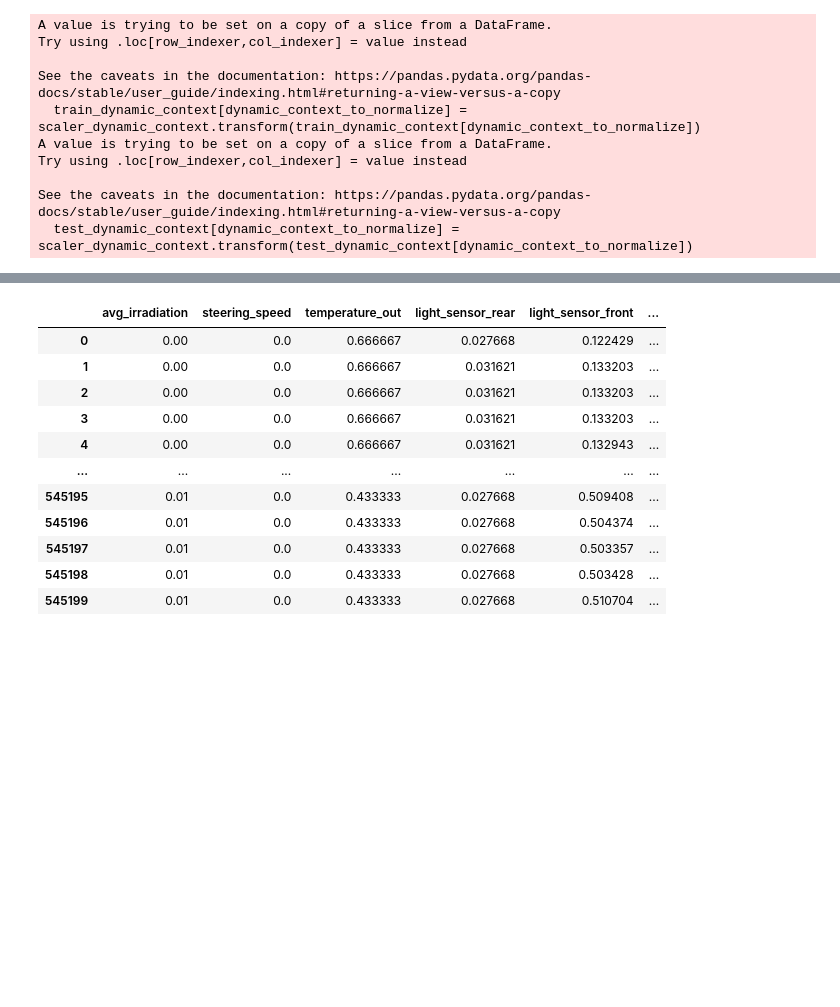
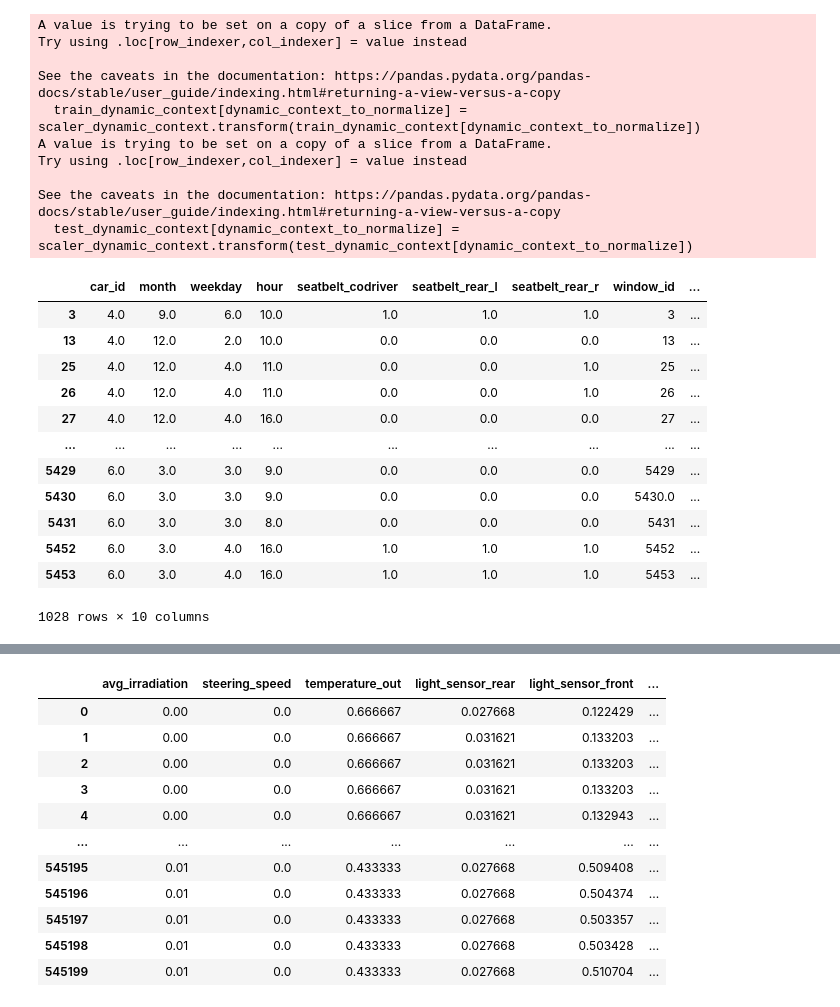
Before and after one commit to sreeragvn/CARSI-II-Master-Thesis-Context-Aware-Recsys, a Jupyter notebook: preprocessing/06_context.ipynb, the cells around one changed output, grey strips where cells are left out. Drawn from its saved outputs; the diff is of its cells as text; code cells hidden in the pictures; blank space fills up the shorter version.

```diff
--- a/preprocessing/06_context.ipynb
+++ b/preprocessing/06_context.ipynb
@@ -72,7 +72,7 @@ static_context_var = ['car_id', 'month', 'weekday', 'hour', 'seatbelt_codriver',
 def load_context(vehicle):
     context_lists = dynamic_context_var + static_context_var + ['session', 'datetime']
     context_lists.remove('car_id')
-    df = pd.read_csv(os.path.join(PATH_TO_LOAD, vehicle + "_merged.csv"), parse_dates=['datetime']
+    df = pd.read_csv(os.path.join(PATH_TO_LOAD, vehicle + "_merged.csv"), parse_dates=['datetime'], usecols=context_lists)
     # df_filt = df[context_lists]
     # df_filt = df_filt.dropna(subset=['KBI_speed'])
     df = df.sort_values(by=['session','datetime'])
@@ -269,3 +269,19 @@ Try using .loc[row_indexer,col_indexer] = value instead
 
 See the caveats in the documentation: https://pandas.pydata.org/pandas-docs/stable/user_guide/indexing.html#returning-a-view-versus-a-copy
   test_dynamic_context[dynamic_context_to_normalize] = scaler_dynamic_context.transform(test_dynamic_context[dynamic_context_to_normalize])
+# %%
+test_static_context
+# %% [output]
+|  | car_id | month | weekday | hour | seatbelt_codriver | seatbelt_rear_l | seatbelt_rear_r | window_id | ... |
+| 3 | 4.0 | 9.0 | 6.0 | 10.0 | 1.0 | 1.0 | 1.0 | 3 | ... |
+| 13 | 4.0 | 12.0 | 2.0 | 10.0 | 0.0 | 0.0 | 0.0 | 13 | ... |
+| 25 | 4.0 | 12.0 | 4.0 | 11.0 | 0.0 | 0.0 | 1.0 | 25 | ... |
+| 26 | 4.0 | 12.0 | 4.0 | 11.0 | 0.0 | 0.0 | 1.0 | 26 | ... |
+| 27 | 4.0 | 12.0 | 4.0 | 16.0 | 0.0 | 0.0 | 0.0 | 27 | ... |
+| ... | ... | ... | ... | ... | ... | ... | ... | ... | ... |
+| 5429 | 6.0 | 3.0 | 3.0 | 9.0 | 0.0 | 0.0 | 0.0 | 5429 | ... |
+| 5430 | 6.0 | 3.0 | 3.0 | 9.0 | 0.0 | 0.0 | 0.0 | 5430.0 | ... |
+| 5431 | 6.0 | 3.0 | 3.0 | 8.0 | 0.0 | 0.0 | 0.0 | 5431 | ... |
+| 5452 | 6.0 | 3.0 | 4.0 | 16.0 | 1.0 | 1.0 | 1.0 | 5452 | ... |
+| 5453 | 6.0 | 3.0 | 4.0 | 16.0 | 1.0 | 1.0 | 1.0 | 5453 | ... |
+1028 rows × 10 columns
```
Also changed, not shown: parts of 2 cells of this notebook, 56 other files.
